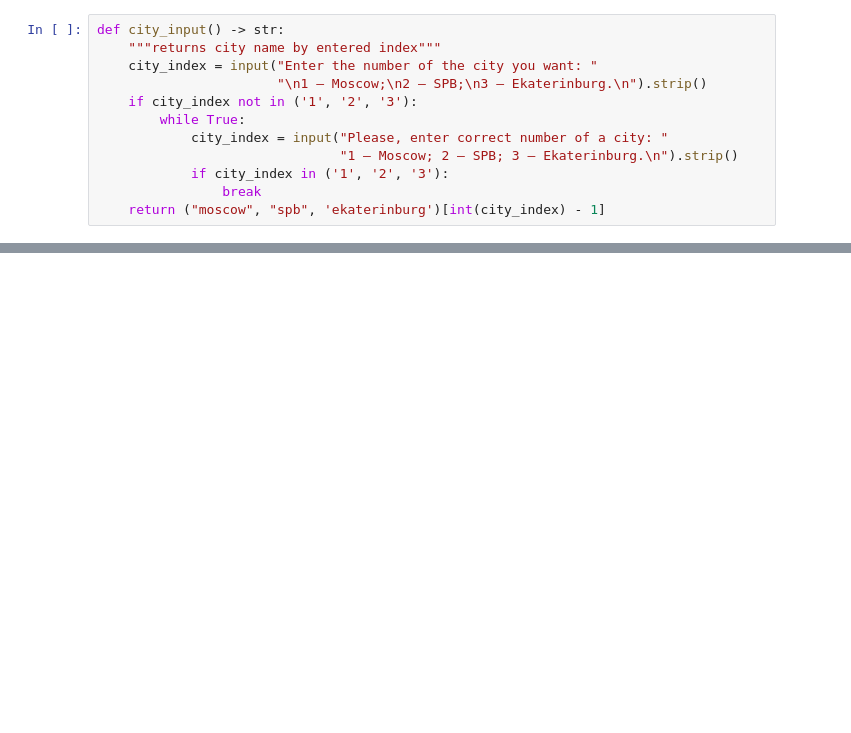
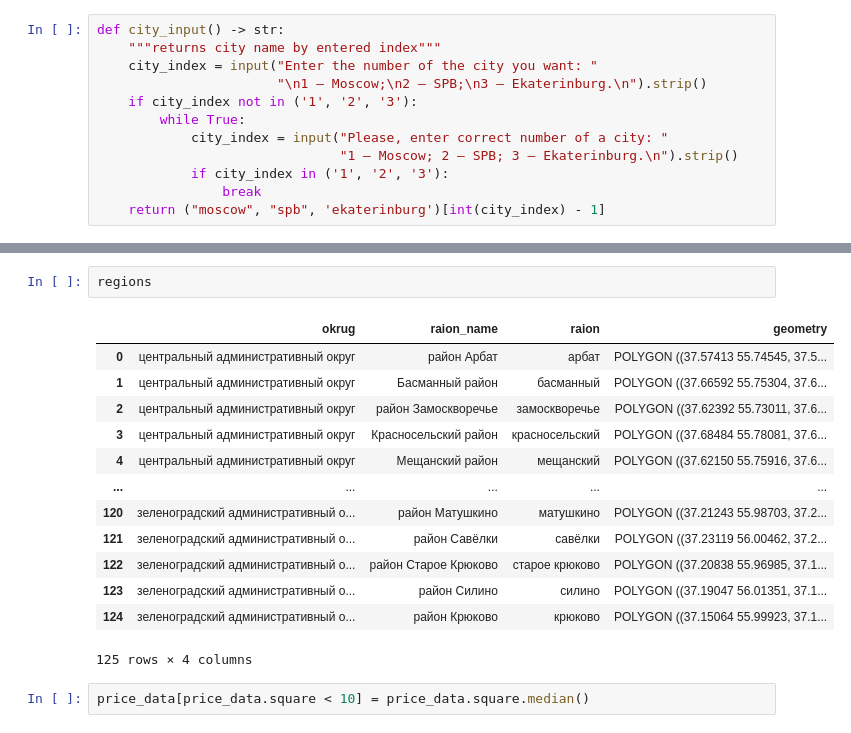
Before and after one commit to KIFBELL/apartments-price-map, a Jupyter notebook: heat_map.ipynb, the cells around one changed output, grey strips where cells are left out. Cells and saved outputs as stored; diff of their text form; blank space fills up the shorter version.

```diff
--- a/heat_map.ipynb
+++ b/heat_map.ipynb
@@ -125,0 +141,18 @@ Enter the number of the city you want:
+# %%
+regions
+# %% [output]
+|  | okrug | raion_name | raion | geometry |
+| 0 | центральный административный округ | район Арбат | арбат | POLYGON ((37.57413 55.74545, 37.5... |
+| 1 | центральный административный округ | Басманный район | басманный | POLYGON ((37.66592 55.75304, 37.6... |
+| 2 | центральный административный округ | район Замоскворечье | замоскворечье | POLYGON ((37.62392 55.73011, 37.6... |
+| 3 | центральный административный округ | Красносельский район | красносельский | POLYGON ((37.68484 55.78081, 37.6... |
+| 4 | центральный административный округ | Мещанский район | мещанский | POLYGON ((37.62150 55.75916, 37.6... |
+| ... | ... | ... | ... | ... |
+| 120 | зеленоградский административный о... | район Матушкино | матушкино | POLYGON ((37.21243 55.98703, 37.2... |
+| 121 | зеленоградский административный о... | район Савёлки | савёлки | POLYGON ((37.23119 56.00462, 37.2... |
+| 122 | зеленоградский административный о... | район Старое Крюково | старое крюково | POLYGON ((37.20838 55.96985, 37.1... |
+| 123 | зеленоградский административный о... | район Силино | силино | POLYGON ((37.19047 56.01351, 37.1... |
+| 124 | зеленоградский административный о... | район Крюково | крюково | POLYGON ((37.15064 55.99923, 37.1... |
+125 rows × 4 columns
+# %%
+price_data[price_data.square < 10] = price_data.square.median()
```
Also changed, not shown: parts of 4 cells of this notebook.
